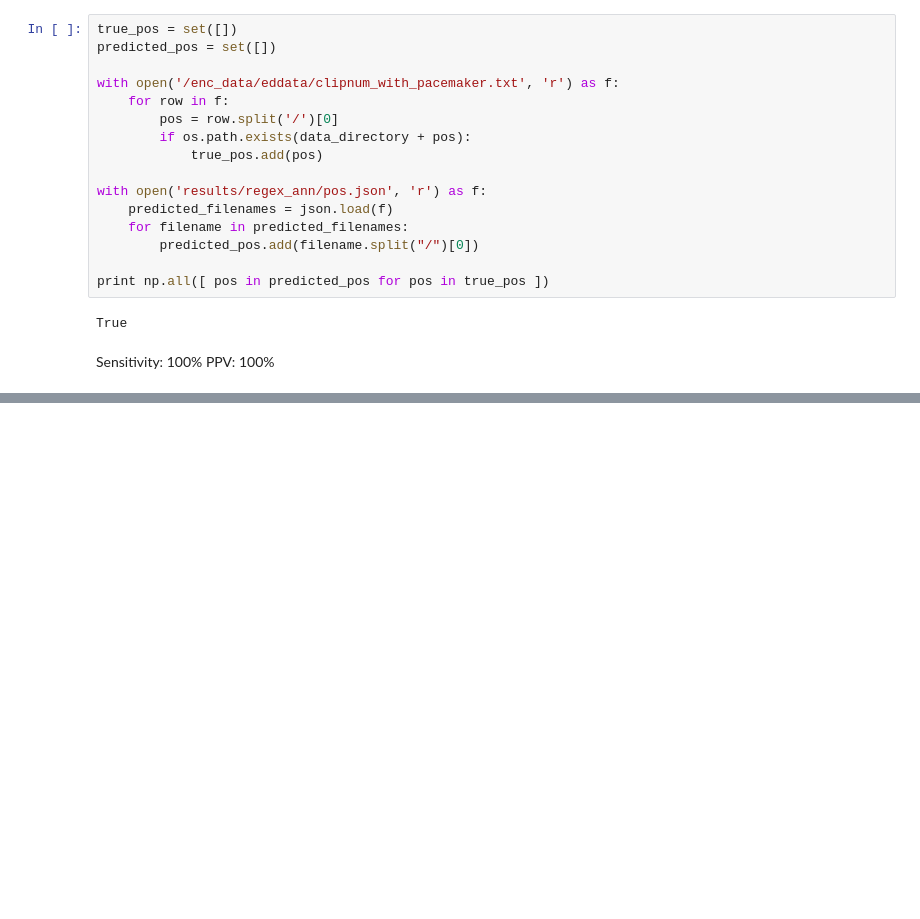
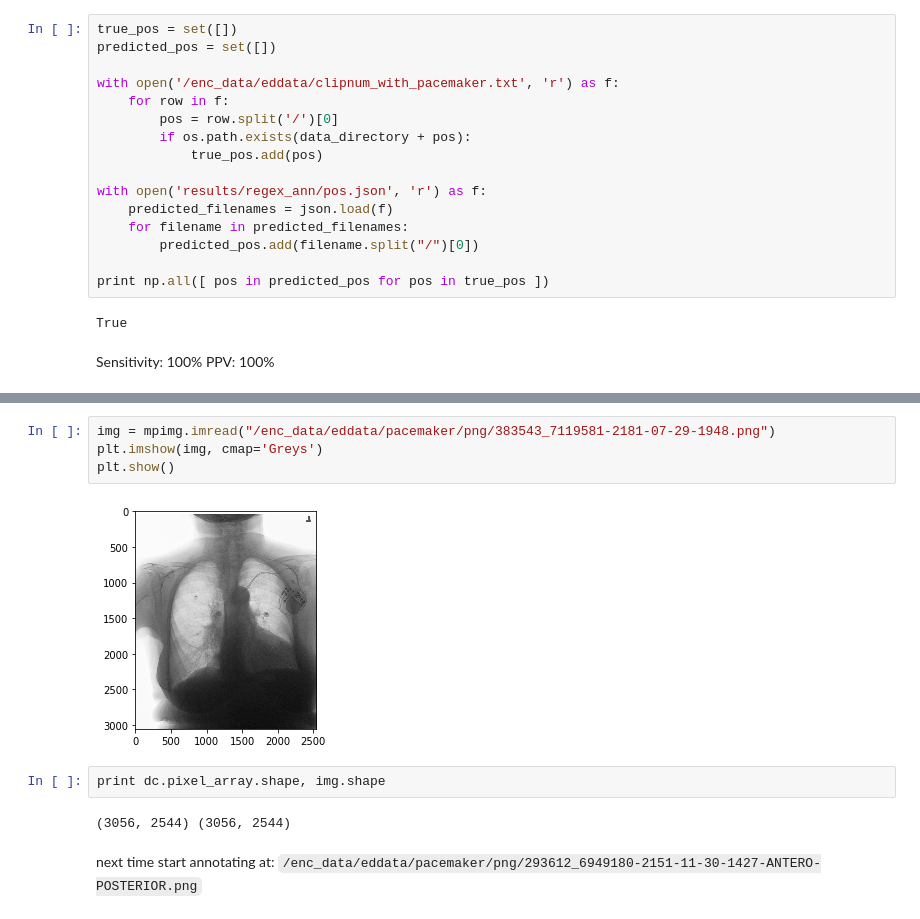
Before and after one commit to liandrea4/pacemaker, a Jupyter notebook: regex_annotate.ipynb, the cells around one changed output, grey strips where cells are left out. Cells and saved outputs as stored; diff of their text form; blank space fills up the shorter version.

```diff
--- a/regex_annotate.ipynb
+++ b/regex_annotate.ipynb
@@ -67,0 +95,12 @@ PPV: 100%
+# %%
+img = mpimg.imread("/enc_data/eddata/pacemaker/png/383543_7119581-2181-07-29-1948.png")
+plt.imshow(img, cmap='Greys')
+plt.show()
+# %% [output]
+[figure, added]
+# %%
+print dc.pixel_array.shape, img.shape
+# %% [output]
+(3056, 2544) (3056, 2544)
+# %% [markdown]
+next time start annotating at: `/enc_data/eddata/pacemaker/png/293612_6949180-2151-11-30-1427-ANTERO-POSTERIOR.png`
```
Also changed, not shown: parts of 3 cells of this notebook, 1 other file.
